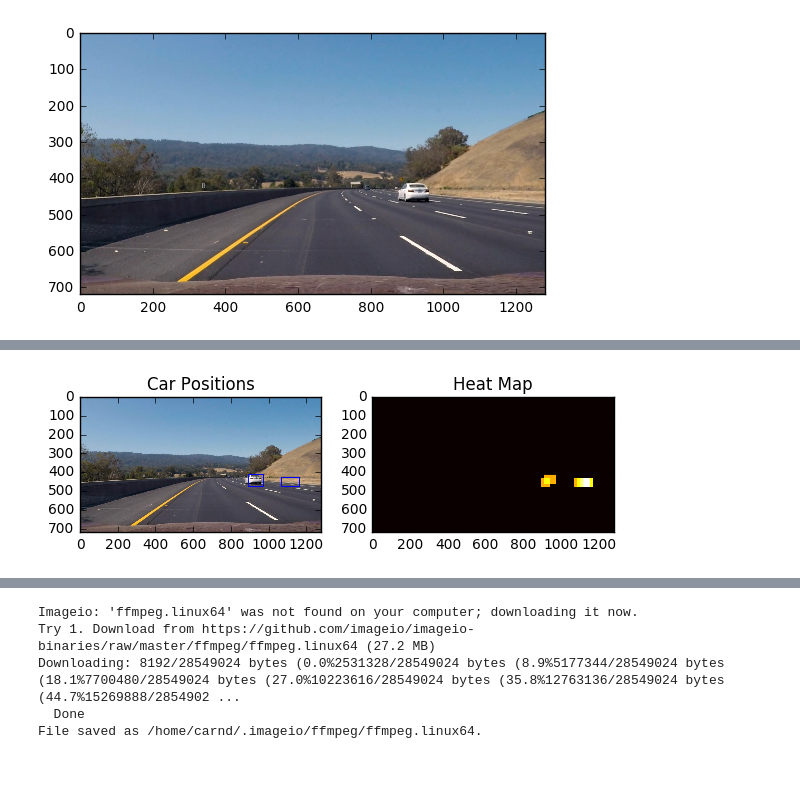
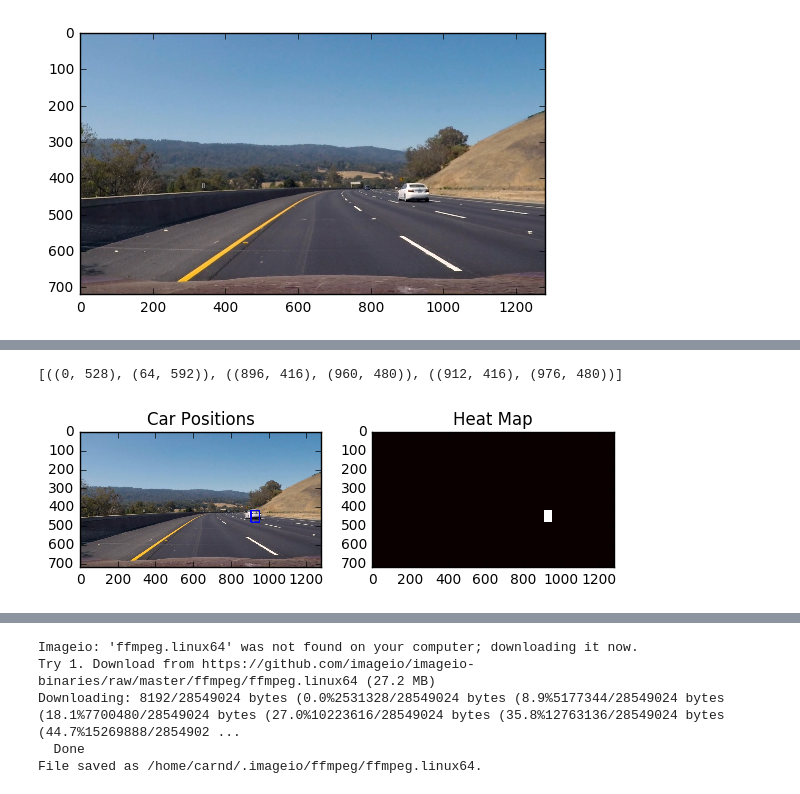
Before and after one commit to tiandiao123/Vehicle-Detection, a Jupyter notebook: Vehicle Detection.ipynb, the cells around one changed output, grey strips where cells are left out. Drawn from its saved outputs; the diff is of its cells as text; code cells hidden in the pictures.

```diff
--- a/Vehicle Detection.ipynb
+++ b/Vehicle Detection.ipynb
@@ -145,7 +145,8 @@ demo_features[0].shape
 feature_training_cars=[]
 for file in cars_train:
     img=mpimg.imread(file)
-    img_features = single_img_features(img, color_space='HLS', spatial_size=(16,16),\
+    draw_img = img.astype(np.float32)/255
+    img_features = single_img_features(draw_img, color_space='YCrCb', spatial_size=(32,32),\
                                        hist_bins=32, orient=9,\
                                        pix_per_cell=8, cell_per_block=2, hog_channel='ALL',\
                                        spatial_feat=True, hist_feat=True, hog_feat=True)
@@ -154,7 +155,8 @@ for file in cars_train:
 feature_testing_cars=[]
 for file in cars_test:
     img=mpimg.imread(file)
-    img_features = single_img_features(img, color_space='HLS', spatial_size=(16,16),\
+    draw_img = img.astype(np.float32)/255
+    img_features = single_img_features(draw_img, color_space='YCrCb', spatial_size=(32,32),\
                                        hist_bins=32, orient=9,\
                                        pix_per_cell=8, cell_per_block=2, hog_channel='ALL',\
                                        spatial_feat=True, hist_feat=True, hog_feat=True)
@@ -163,7 +165,8 @@ for file in cars_test:
 feature_training_notcars=[]
 for file in notcars_train:
     img=mpimg.imread(file)
-    img_features = single_img_features(img, color_space='HLS', spatial_size=(16,16),\
+    draw_img = img.astype(np.float32)/255
+    img_features = single_img_features(draw_img, color_space='YCrCb', spatial_size=(32,32),\
                                        hist_bins=32, orient=9,\
                                        pix_per_cell=8, cell_per_block=2, hog_channel='ALL',\
                                        spatial_feat=True, hist_feat=True, hog_feat=True)
@@ -172,7 +175,8 @@ for file in notcars_train:
 feature_testing_notcars=[]
 for file in notcars_test:
     img=mpimg.imread(file)
-    img_features = single_img_features(img, color_space='HLS', spatial_size=(16,16),\
+    draw_img = img.astype(np.float32)/255
+    img_features = single_img_features(draw_img, color_space='YCrCb', spatial_size=(32,32),\
                                        hist_bins=32, orient=9,\
                                        pix_per_cell=8, cell_per_block=2, hog_channel='ALL',\
                                        spatial_feat=True, hist_feat=True, hog_feat=True)
@@ -219,8 +293,8 @@ Test Accuracy of SVC =  0.9862
 # %%
 # Define a function you will pass an image
 # and the list of windows to be searched (output of slide_windows())
-def search_windows(img, windows, clf, scaler, color_space='RGB',
-                    spatial_size=(16, 16), hist_bins=32,
+def search_windows(img, windows, clf, scaler, color_space='YCrCb',
+                    spatial_size=(16, 16), hist_bins=24,
                     hist_range=(0, 256), orient=9,
                     pix_per_cell=8, cell_per_block=2,
                     hog_channel='ALL', spatial_feat=True,
@@ -258,8 +332,8 @@ def convert_color(img, conv='RGB2YCrCb'):
     if conv == 'RGB2LUV':
         return cv2.cvtColor(img, cv2.COLOR_RGB2LUV)
 # %%
-color_space = 'HLS'
-spatial_size = (16,16)
+color_space = 'YCrCb'
+spatial_size = (32,32)
 hist_bins = 32
 orient = 9
 pix_per_cell = 8
@@ -274,12 +350,9 @@ def get_rectangle_cars(image):
     hot_windows = []
     all_windows = []
 
-    X_start_stop =[[650,1200],[None,None],[None,None],[None,None]]
-    #w0,w1,w2,w3 = 240,180,120,70
-    #o0,o1,o2,o3 = 0.75,0.75,0.75,0.75
+    X_start_stop =[[600,1200],[None,None],[None,None],[None,None]]
     XY_window = [[64,64]]
-    XY_overlap = [(0.75,0.75)]
-    #yi0,0yi1,yi2,yi3 = 380,380,395,405
+    XY_overlap = [(0.7,0.7)]
     Y_start_stop =[[400,655]]
 
 
@@ -289,8 +362,9 @@ def get_rectangle_cars(image):
                             xy_window=XY_window[i], xy_overlap=XY_overlap[i])
 
         all_windows += [windows]
-
-        hot_windows +=  search_windows(image, windows, svc, X_scaler, color_space=color_space,
+        #test_image=np.copy(image)
+        test_image = image.astype(np.float32)/255
+        hot_windows +=  search_windows(test_image, windows, svc, X_scaler, color_space=color_space,
                             spatial_size=spatial_size, hist_bins=hist_bins,
                             orient=orient, pix_per_cell=pix_per_cell,
                             cell_per_block=cell_per_block,
@@ -317,3 +398,7 @@ plt.imshow(window_img)
+# %%
+boxlist
+# %% [output]
+[((0, 528), (64, 592)), ((896, 416), (960, 480)), ((912, 416), (976, 480))]
 # %%
 def add_heat(heatmap, bbox_list):
     # Iterate through list of bboxes
@@ -348,31 +433,31 @@ def draw_labeled_bboxes(img, labels):
 # %%
 from scipy.ndimage.measurements import label
 image = mpimg.imread('test_images/test3.jpg')
 heat = np.zeros_like(image[:,:,0]).astype(np.float)
 box_list=hot_windows
 heat = add_heat(heat,box_list)
 #heat = add_heat(heat,box_list)
 
 # Apply threshold to help remove false positives
-heat = apply_threshold(heat,4)
+heat = apply_threshold(heat,1)
 
 # Visualize the heatmap when displaying
 heatmap = np.clip(heat, 0, 255)
 
 # Find final boxes from heatmap using label function
 labels = label(heatmap)
 draw_img = draw_labeled_bboxes(np.copy(image), labels)
 
 fig = plt.figure()
 plt.subplot(121)
 plt.imshow(draw_img)
 plt.title('Car Positions')
 plt.subplot(122)
 plt.imshow(heatmap, cmap='hot')
 plt.title('Heat Map')
 fig.tight_layout()
 # %% [output]
-[figure, old version]
+[figure, new version]
 # %%
 images=glob.glob("test_images/*.jpg")
 for i in range(len(images)):
```
Also changed, not shown: parts of 16 cells of this notebook, 2 other files.
